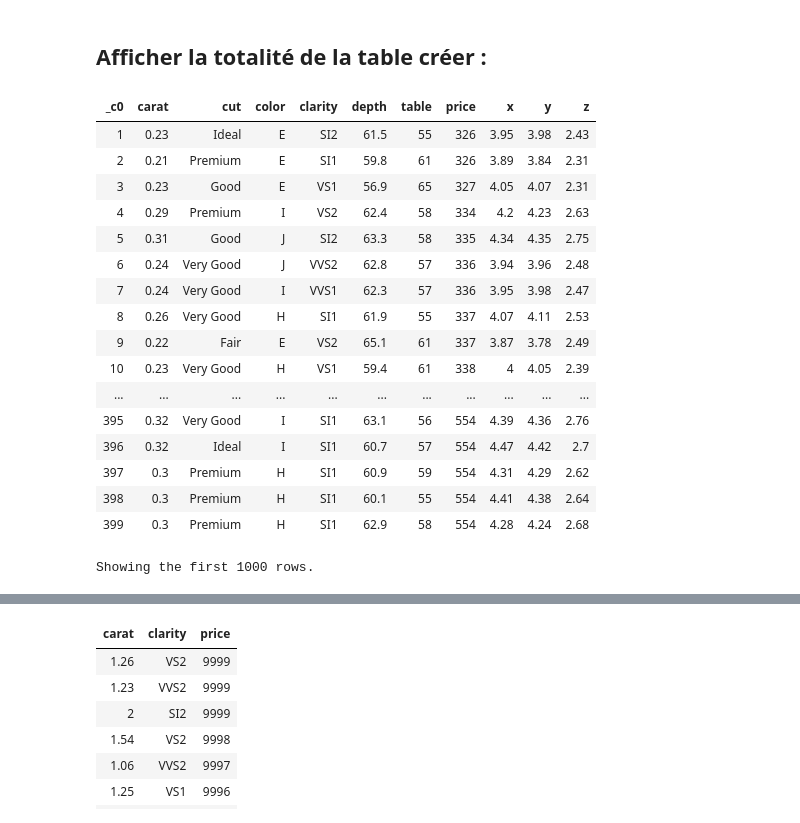
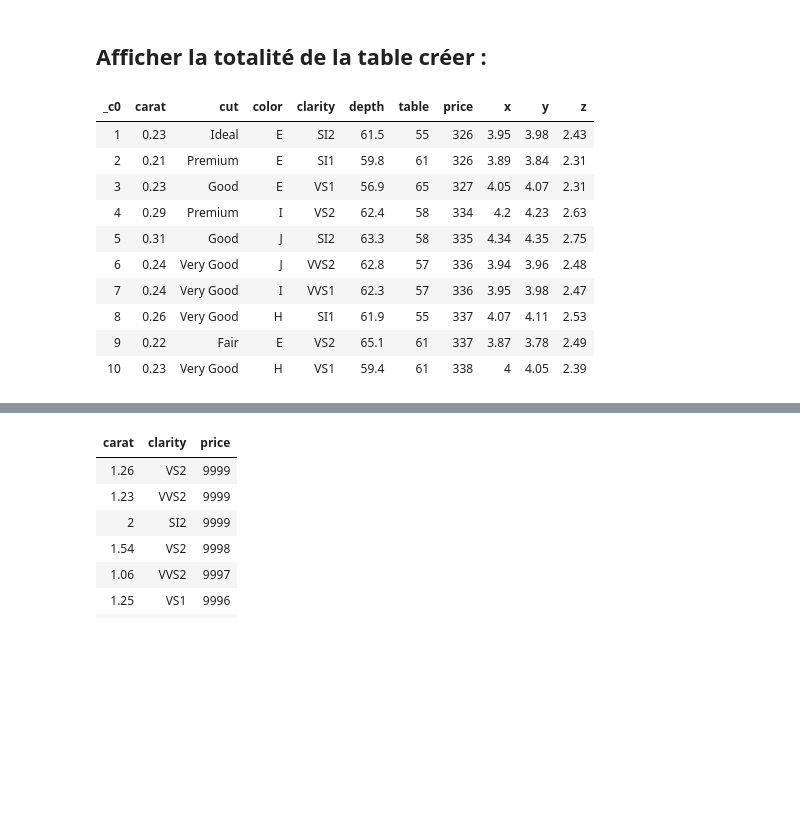
Before and after one commit to addi-kamal/Big-Data, a Jupyter notebook: My Notebook.ipynb, the cells around one changed output, grey strips where cells are left out. Saved outputs shown, nothing was run; the diff lists cells and outputs as text; code cells hidden in the pictures; blank space fills up the shorter version.

```diff
--- a/My Notebook.ipynb
+++ b/My Notebook.ipynb
@@ -16,25 +16,19 @@ OPTIONS (path "/databricks-datasets/Rdatasets/data-001/csv/ggplot2/diamonds.csv"
 # %%
 %sql
 SELECT * from diamonds
+LIMIT 10
 # %% [output]
 | _c0 | carat | cut | color | clarity | depth | table | price | x | y | z |
 | 1 | 0.23 | Ideal | E | SI2 | 61.5 | 55 | 326 | 3.95 | 3.98 | 2.43 |
 | 2 | 0.21 | Premium | E | SI1 | 59.8 | 61 | 326 | 3.89 | 3.84 | 2.31 |
 | 3 | 0.23 | Good | E | VS1 | 56.9 | 65 | 327 | 4.05 | 4.07 | 2.31 |
 | 4 | 0.29 | Premium | I | VS2 | 62.4 | 58 | 334 | 4.2 | 4.23 | 2.63 |
 | 5 | 0.31 | Good | J | SI2 | 63.3 | 58 | 335 | 4.34 | 4.35 | 2.75 |
 | 6 | 0.24 | Very Good | J | VVS2 | 62.8 | 57 | 336 | 3.94 | 3.96 | 2.48 |
 | 7 | 0.24 | Very Good | I | VVS1 | 62.3 | 57 | 336 | 3.95 | 3.98 | 2.47 |
 | 8 | 0.26 | Very Good | H | SI1 | 61.9 | 55 | 337 | 4.07 | 4.11 | 2.53 |
 | 9 | 0.22 | Fair | E | VS2 | 65.1 | 61 | 337 | 3.87 | 3.78 | 2.49 |
 | 10 | 0.23 | Very Good | H | VS1 | 59.4 | 61 | 338 | 4 | 4.05 | 2.39 |
-| ... | ... | ... | ... | ... | ... | ... | ... | ... | ... | ... |
-| 395 | 0.32 | Very Good | I | SI1 | 63.1 | 56 | 554 | 4.39 | 4.36 | 2.76 |
-| 396 | 0.32 | Ideal | I | SI1 | 60.7 | 57 | 554 | 4.47 | 4.42 | 2.7 |
-| 397 | 0.3 | Premium | H | SI1 | 60.9 | 59 | 554 | 4.31 | 4.29 | 2.62 |
-| 398 | 0.3 | Premium | H | SI1 | 60.1 | 55 | 554 | 4.41 | 4.38 | 2.64 |
-| 399 | 0.3 | Premium | H | SI1 | 62.9 | 58 | 554 | 4.28 | 4.24 | 2.68 |
-Showing the first 1000 rows.
 # %%
 %sql
 SELECT * FROM diamonds WHERE clarity LIKE 'V%' AND price <2000
```
Also changed, not shown: parts of 1 cell of this notebook.
